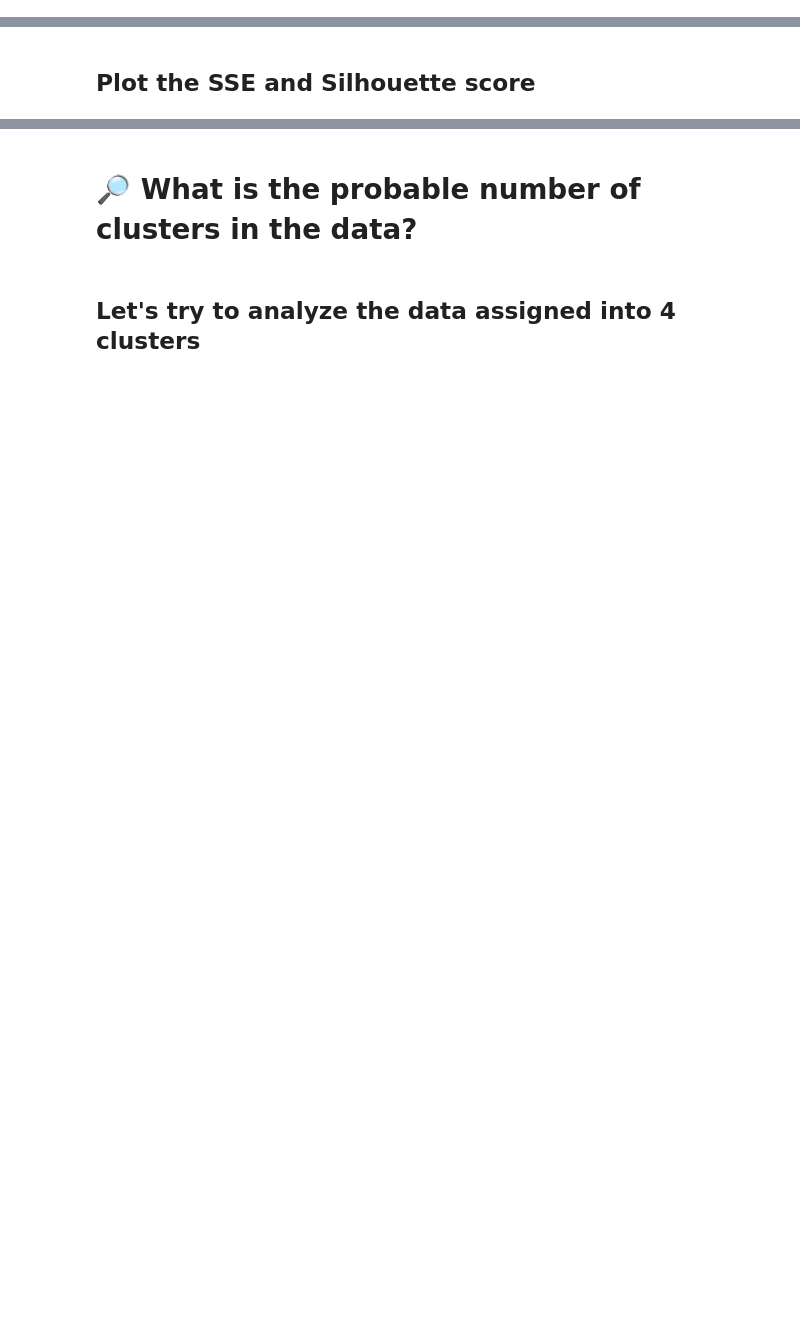
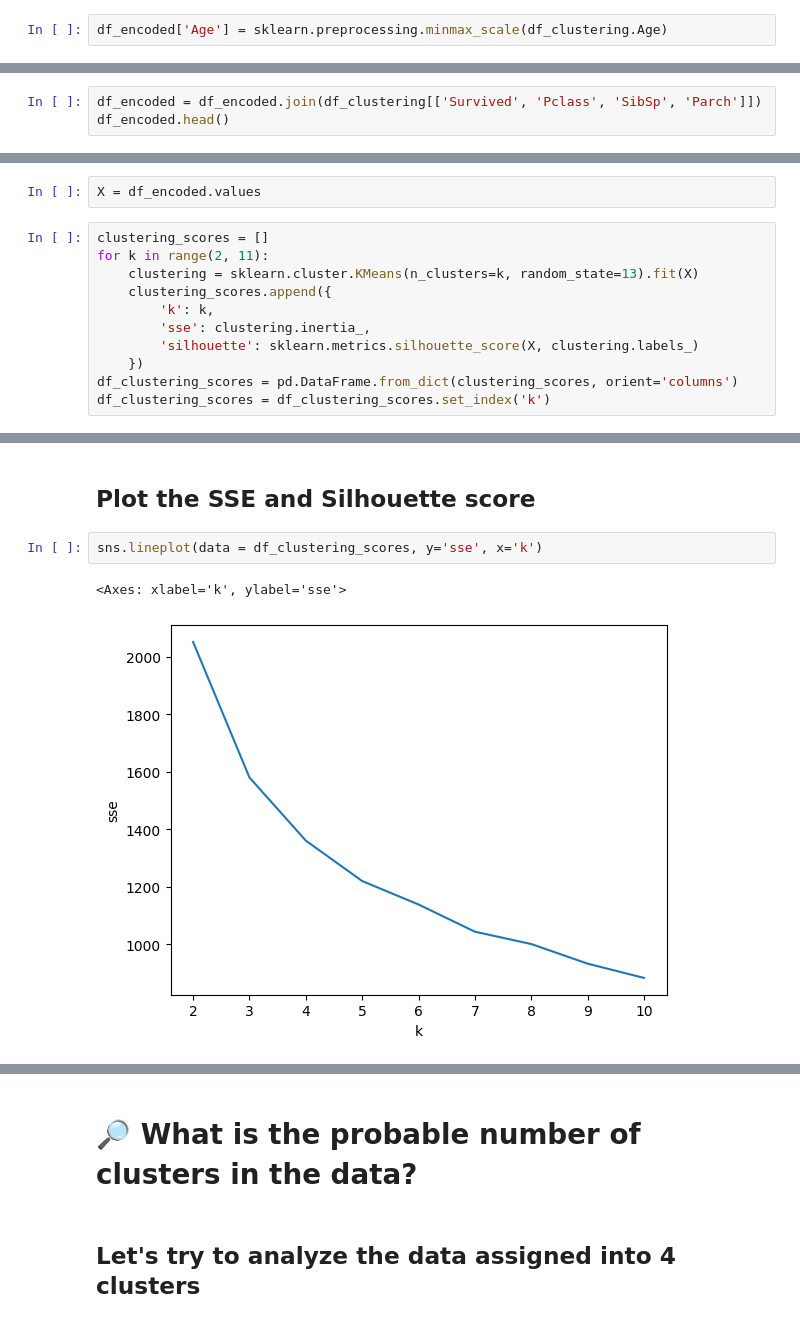
Before and after one commit to lubsar/EFREI-Introduction-to-Machine-Learning, a Jupyter notebook: iml_05.ipynb, the cells around one changed output, grey strips where cells are left out. Cells and saved outputs as stored; diff of their text form; blank space fills up the shorter version.

```diff
--- a/iml_05.ipynb
+++ b/iml_05.ipynb
@@ -211,5 +320,10 @@ pandas.core.frame.DataFrame
 # %% [markdown]
 ## Scale the *Age* using MinMax scaler
 * `sklearn.preprocessing.minmax_scale`
+# %%
+df_encoded['Age'] = sklearn.preprocessing.minmax_scale(df_clustering.Age)
 # %% [markdown]
 ## Join the *df_encoded* and *['Survived', 'Pclass', 'SibSp', 'Parch']* features
+# %%
+df_encoded = df_encoded.join(df_clustering[['Survived', 'Pclass', 'SibSp', 'Parch']])
+df_encoded.head()
@@ -235,3 +357,16 @@ There are two basic methods for evaluation of clusters quality:
 * We will use `sklearn.cluster.KMeans` class
 * The most important parameter is the *n_clusters*
     * What is the *random_state* parameter?
+# %%
+X = df_encoded.values
+# %%
+clustering_scores = []
+for k in range(2, 11):
+    clustering = sklearn.cluster.KMeans(n_clusters=k, random_state=13).fit(X)
+    clustering_scores.append({
+        'k': k,
+        'sse': clustering.inertia_,
+        'silhouette': sklearn.metrics.silhouette_score(X, clustering.labels_)
+    })
+df_clustering_scores = pd.DataFrame.from_dict(clustering_scores, orient='columns')
+df_clustering_scores = df_clustering_scores.set_index('k')
@@ -238,2 +387,7 @@ There are two basic methods for evaluation of clusters quality:
 # %% [markdown]
 ## Plot the SSE and Silhouette score
+# %%
+sns.lineplot(data = df_clustering_scores, y='sse', x='k')
+# %% [output]
+<Axes: xlabel='k', ylabel='sse'>
+[figure, added]
```
Also changed, not shown: parts of 30 cells of this notebook, 1 other file.
